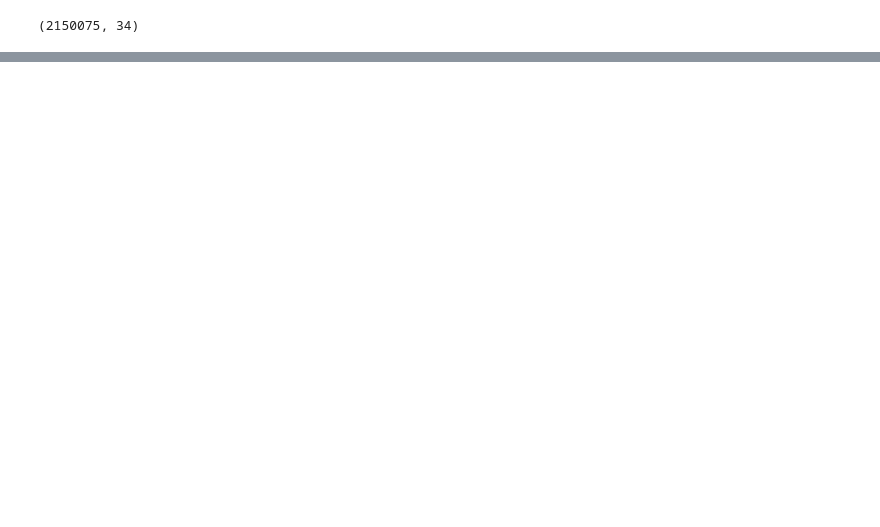
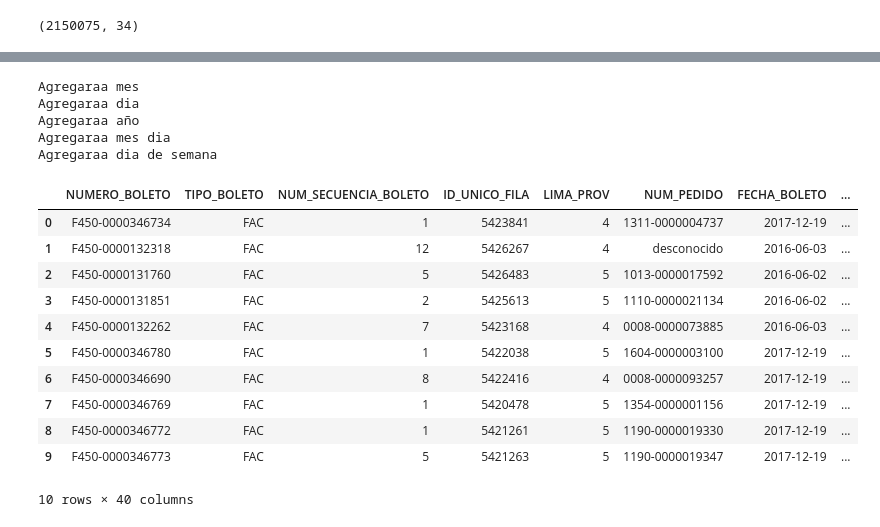
Before and after one commit to kendalvictor/codeando, a Jupyter notebook: machine_learning/QROMA_Joseph/gaming_data.ipynb, the cells around one changed output, grey strips where cells are left out. Saved outputs shown, nothing was run; the diff lists cells and outputs as text; code cells hidden in the pictures; blank space fills up the shorter version.

```diff
--- a/machine_learning/QROMA_Joseph/gaming_data.ipynb
+++ b/machine_learning/QROMA_Joseph/gaming_data.ipynb
@@ -89,3 +89,8 @@ Name: CODIGO_CARACTERSTICA, Length: 788, dtype: int64
 data.shape
 # %% [output]
 (2150075, 34)
+# %%
+#Debido a que el estudio se basa en los conglomerados
+#Se eliminan los conglomerados nulos
+data = data[data.CODIGO_CONGLOMERADO_CLIENTE.notnull()]
+data.shape
@@ -91,0 +119,4 @@ data.shape
+# %%
+#Se reemplazara los datos nulos de ambas columnas por el valor 'desconocido'
+#Aprovechando son de tipo object
+data.fillna('desconocido', inplace=True)
@@ -91,0 +162,2 @@ data.shape
+# %%
+data['FECHA_BOLETO'] = data['FECHA_BOLETO'].apply(lambda x: x.split()[0])
@@ -91,0 +184,56 @@ data.shape
+# %%
+def add_col_dates(data, col, format_match="%d-%b-%y", month=True, day=True, month_day=True,year=True,
+                   weekday=True, replace_str=False, format_str_replace='%Y/%m/%d', replicate_in_test=False):
+        """
+        por optimizar en casos separados para data y test_data
+        """
+        data['date'] = pd.to_datetime(data[col], format=format_match)
+
+        if month:
+            print("Agregaraa mes")
+            data['month'] = pd.to_numeric(data['date'].dt.strftime('%m'), errors='coerce')
+            data['month'].fillna(-99)
+
+        if day:
+            print("Agregaraa dia")
+            data['day'] = pd.to_numeric(data['date'].dt.strftime('%d'), errors='coerce')
+            data['day'].fillna(-99)
+
+        if year:
+            print("Agregaraa año")
+            data['year'] = pd.to_numeric(data['date'].dt.strftime('%Y'), errors='coerce')
+            data['year'].fillna(-99)
+
+        if month_day:
+            print("Agregaraa mes dia")
+            data['month_day'] = pd.to_numeric(data['date'].dt.strftime('%m%d'), errors='coerce')
+            data['month_day'].fillna(-99)
+
+        if weekday:
+            print("Agregaraa dia de semana")
+            data['weekday'] = pd.to_numeric(data['date'].dt.strftime('%w'), errors='coerce')
+            data['weekday'].fillna(-99)
+
+        if replace_str:
+            data['date'] = data['date'].dt.strftime(format_str_replace)
+
+add_col_dates(data, 'FECHA_BOLETO', format_match="%Y-%m-%d")
+data.head(10)
+# %% [output]
+Agregaraa mes
+Agregaraa dia
+Agregaraa año
+Agregaraa mes dia
+Agregaraa dia de semana
+|  | NUMERO_BOLETO | TIPO_BOLETO | NUM_SECUENCIA_BOLETO | ID_UNICO_FILA | LIMA_PROV | NUM_PEDIDO | FECHA_BOLETO | ... |
+| 0 | F450-0000346734 | FAC | 1 | 5423841 | 4 | 1311-0000004737 | 2017-12-19 | ... |
+| 1 | F450-0000132318 | FAC | 12 | 5426267 | 4 | desconocido | 2016-06-03 | ... |
+| 2 | F450-0000131760 | FAC | 5 | 5426483 | 5 | 1013-0000017592 | 2016-06-02 | ... |
+| 3 | F450-0000131851 | FAC | 2 | 5425613 | 5 | 1110-0000021134 | 2016-06-02 | ... |
+| 4 | F450-0000132262 | FAC | 7 | 5423168 | 4 | 0008-0000073885 | 2016-06-03 | ... |
+| 5 | F450-0000346780 | FAC | 1 | 5422038 | 5 | 1604-0000003100 | 2017-12-19 | ... |
+| 6 | F450-0000346690 | FAC | 8 | 5422416 | 4 | 0008-0000093257 | 2017-12-19 | ... |
+| 7 | F450-0000346769 | FAC | 1 | 5420478 | 5 | 1354-0000001156 | 2017-12-19 | ... |
+| 8 | F450-0000346772 | FAC | 1 | 5421261 | 5 | 1190-0000019330 | 2017-12-19 | ... |
+| 9 | F450-0000346773 | FAC | 5 | 5421263 | 5 | 1190-0000019347 | 2017-12-19 | ... |
+10 rows × 40 columns
```
Also changed, not shown: parts of 15 cells of this notebook, 3 other files.
